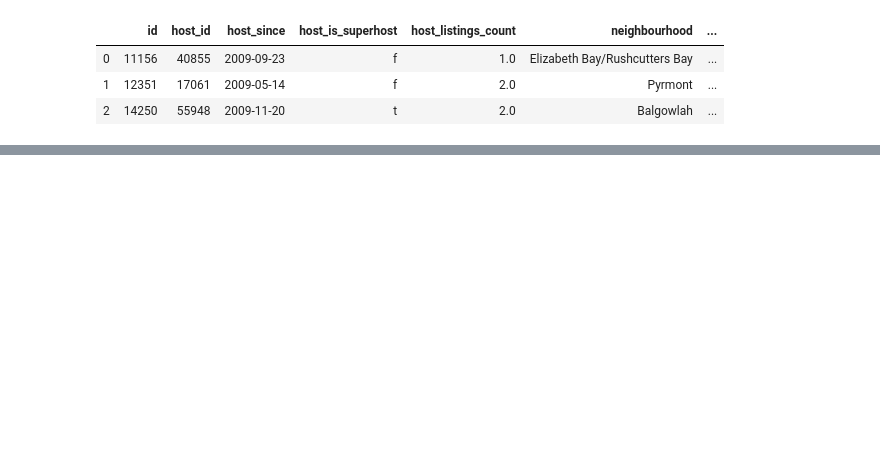
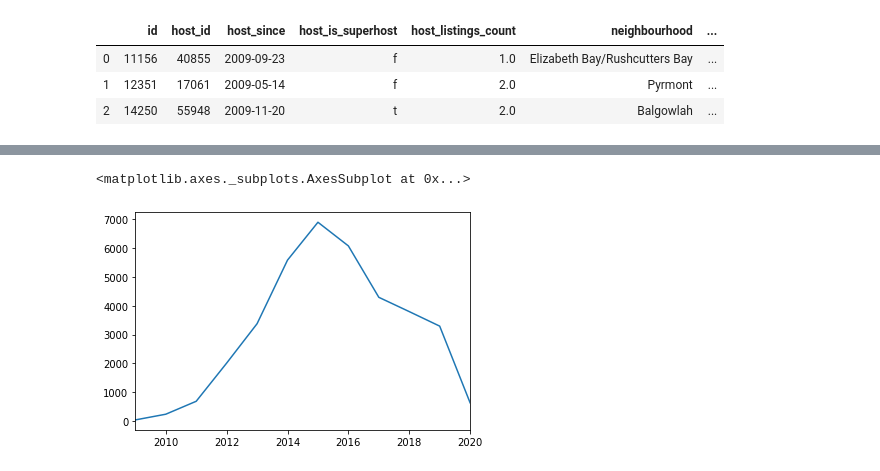
Before and after one commit to khwajajalal/Capstone2, a Jupyter notebook: Listings.ipynb, the cells around one changed output, grey strips where cells are left out. Cells and saved outputs as stored; diff of their text form; code cells hidden in the pictures; blank space fills up the shorter version.

```diff
--- a/Listings.ipynb
+++ b/Listings.ipynb
@@ -22,3 +45,8 @@ listings.head(3)
+# %%
+listings.year.value_counts(ascending=True).sort_index().plot()
+# %% [output]
+<matplotlib.axes._subplots.AxesSubplot at 0x...>
+[figure, added]
 # %%
 listings.host_since.dtype
 listings.info()
```
Also changed, not shown: parts of 14 cells of this notebook.
